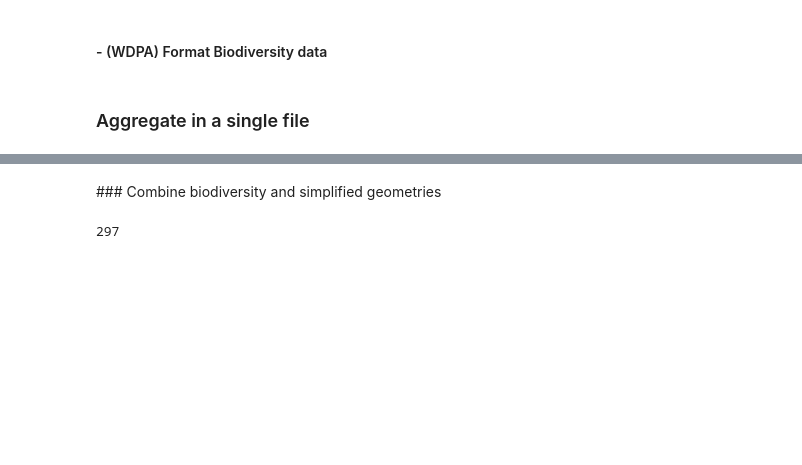
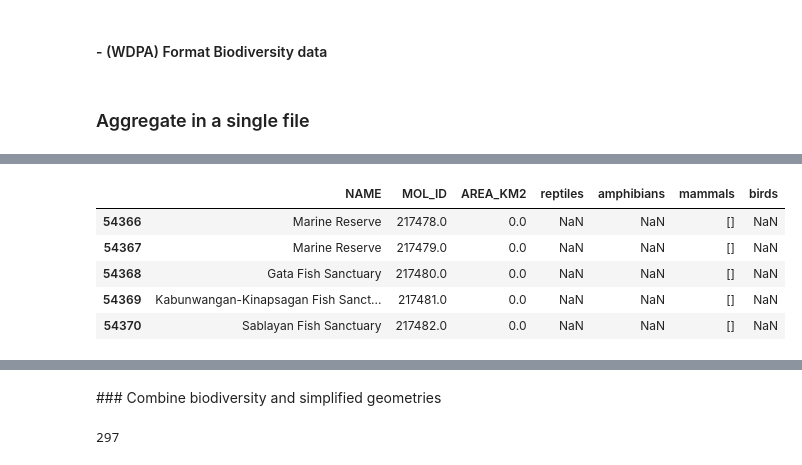
Before and after one commit to Vizzuality/he-scratchfolder, a Jupyter notebook: Precalculated_AOI_tables.ipynb, the cells around one changed output, grey strips where cells are left out. Cells and saved outputs as stored; diff of their text form; code cells hidden in the pictures; blank space fills up the shorter version.

```diff
--- a/Precalculated_AOI_tables.ipynb
+++ b/Precalculated_AOI_tables.ipynb
@@ -1189,6 +1189,17 @@ amph.head()
 | 2 | Broughton Bay | 3 | 0.031907 | NaN | [{"SliceNumber": 3318, "per_globa... | NaN | NaN |
 | 3 | Kaipupu Point | 4 | 0.270855 | NaN | [{"SliceNumber": 3318, "per_globa... | NaN | NaN |
 | 4 | Catlins Conservation Park | 5 | 8.412168 | NaN | [{"SliceNumber": 3318, "per_globa... | NaN | NaN |
+# %%
+mam = pd.read_csv(f'{path}wdpa_precalc_biodiv_range_mammals_4.csv')
+# %%
+mam.tail()
+# %% [output]
+|  | NAME | MOL_ID | AREA_KM2 | reptiles | amphibians | mammals | birds |
+| 54366 | Marine Reserve | 217478.0 | 0.0 | NaN | NaN | [] | NaN |
+| 54367 | Marine Reserve | 217479.0 | 0.0 | NaN | NaN | [] | NaN |
+| 54368 | Gata Fish Sanctuary | 217480.0 | 0.0 | NaN | NaN | [] | NaN |
+| 54369 | Kabunwangan-Kinapsagan Fish Sanct... | 217481.0 | 0.0 | NaN | NaN | [] | NaN |
+| 54370 | Sablayan Fish Sanctuary | 217482.0 | 0.0 | NaN | NaN | [] | NaN |
 # %%
 ### Paste al together based on one of the files
 path = '../../HALF_EARTH/'
```
Also changed, not shown: parts of 7 cells of this notebook, 1 other file.
